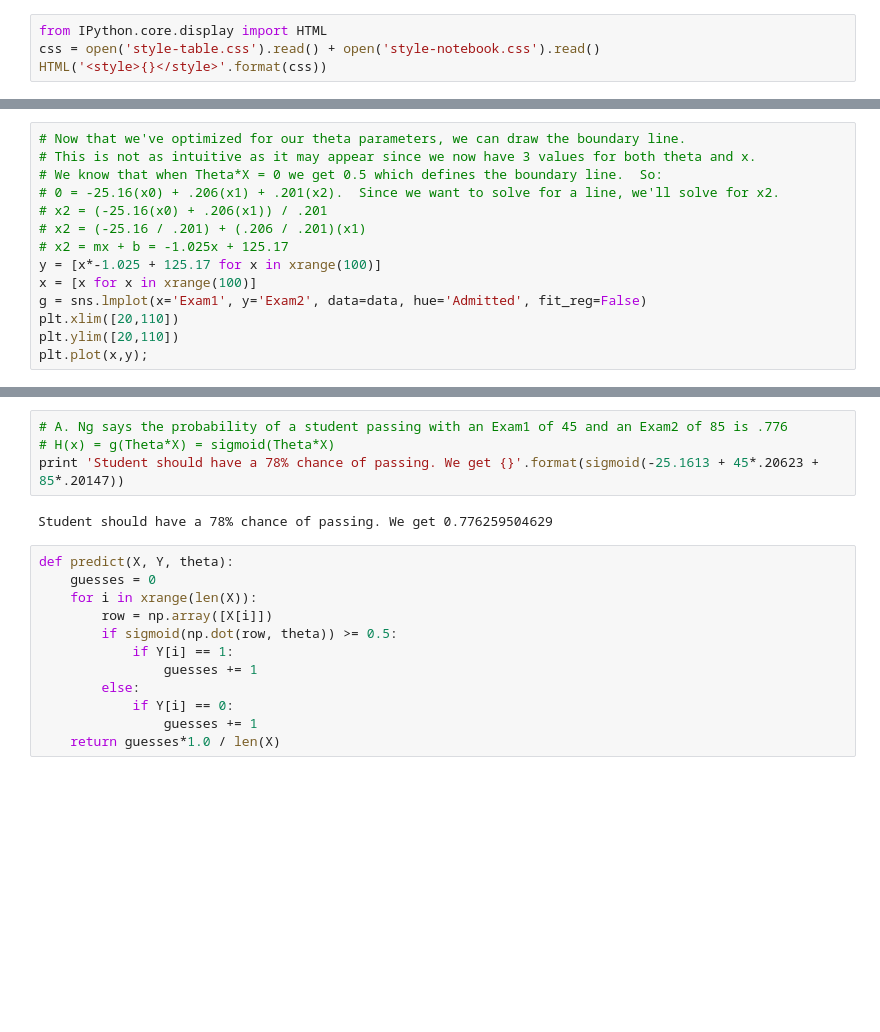
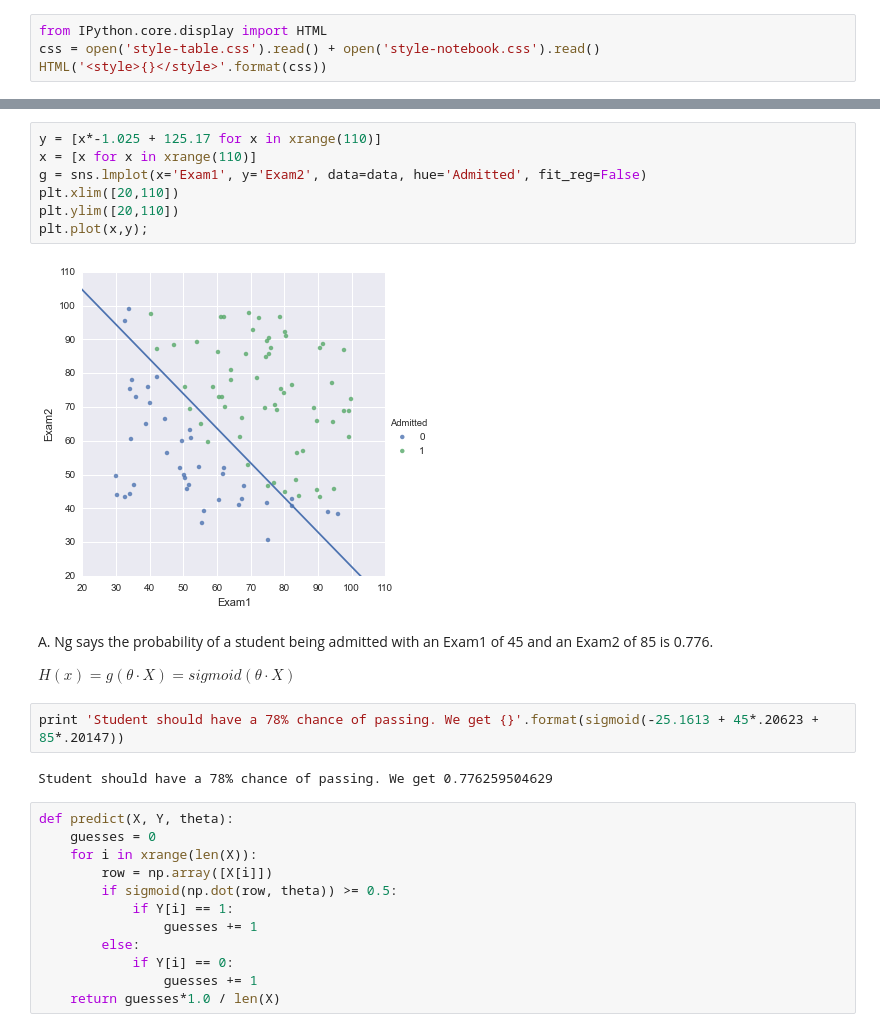
Before and after one commit to jvivian/Coursera-Machine-Learning_Ng, a Jupyter notebook: Week 3 -- Logistic Regression and Regularization.ipynb, the cells around one changed output, grey strips where cells are left out. Cells and saved outputs as stored; diff of their text form; blank space fills up the shorter version.

```diff
--- a/Week 3 -- Logistic Regression and Regularization.ipynb
+++ b/Week 3 -- Logistic Regression and Regularization.ipynb
@@ -101,17 +113,3 @@ sp.optimize.minimize(cost_function, theta, args=(X, Y), method = 'Nelder-Mead')
        x: array([-25.16130062,   0.20623142,   0.20147143])
  message: 'Optimization terminated successfully.'
      nit: 157
-# %%
-# Now that we've optimized for our theta parameters, we can draw the boundary line.
-# This is not as intuitive as it may appear since we now have 3 values for both theta and x.
-# We know that when Theta*X = 0 we get 0.5 which defines the boundary line.  So:
-# 0 = -25.16(x0) + .206(x1) + .201(x2).  Since we want to solve for a line, we'll solve for x2.
-# x2 = (-25.16(x0) + .206(x1)) / .201
-# x2 = (-25.16 / .201) + (.206 / .201)(x1)
-# x2 = mx + b = -1.025x + 125.17
-y = [x*-1.025 + 125.17 for x in xrange(100)]
-x = [x for x in xrange(100)]
-g = sns.lmplot(x='Exam1', y='Exam2', data=data, hue='Admitted', fit_reg=False)
-plt.xlim([20,110])
-plt.ylim([20,110])
-plt.plot(x,y);
@@ -120,6 +126,17 @@ plt.plot(x,y);
+# %%
+y = [x*-1.025 + 125.17 for x in xrange(110)]
+x = [x for x in xrange(110)]
+g = sns.lmplot(x='Exam1', y='Exam2', data=data, hue='Admitted', fit_reg=False)
+plt.xlim([20,110])
+plt.ylim([20,110])
+plt.plot(x,y);
+# %% [output]
+[figure, added]
+# %% [markdown]
+A. Ng says the probability of a student being admitted with an Exam1 of 45 and an Exam2 of 85 is 0.776.
+
+$H(x) = g(\theta\cdot X) = sigmoid(\theta\cdot X)$
 # %%
-# A. Ng says the probability of a student passing with an Exam1 of 45 and an Exam2 of 85 is .776
-# H(x) = g(Theta*X) = sigmoid(Theta*X)
 print 'Student should have a 78% chance of passing. We get {}'.format(sigmoid(-25.1613 + 45*.20623 + 85*.20147))
 # %% [output]
 Student should have a 78% chance of passing. We get 0.776259504629
```
Also changed, not shown: parts of 28 cells of this notebook.
